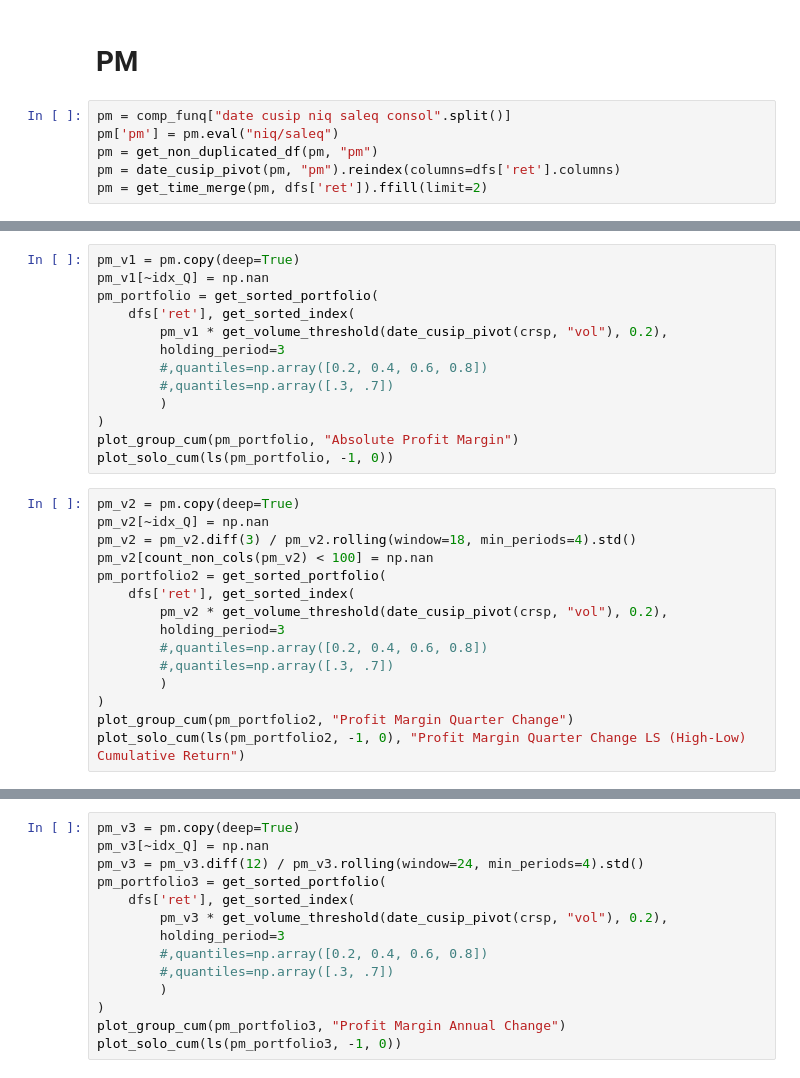
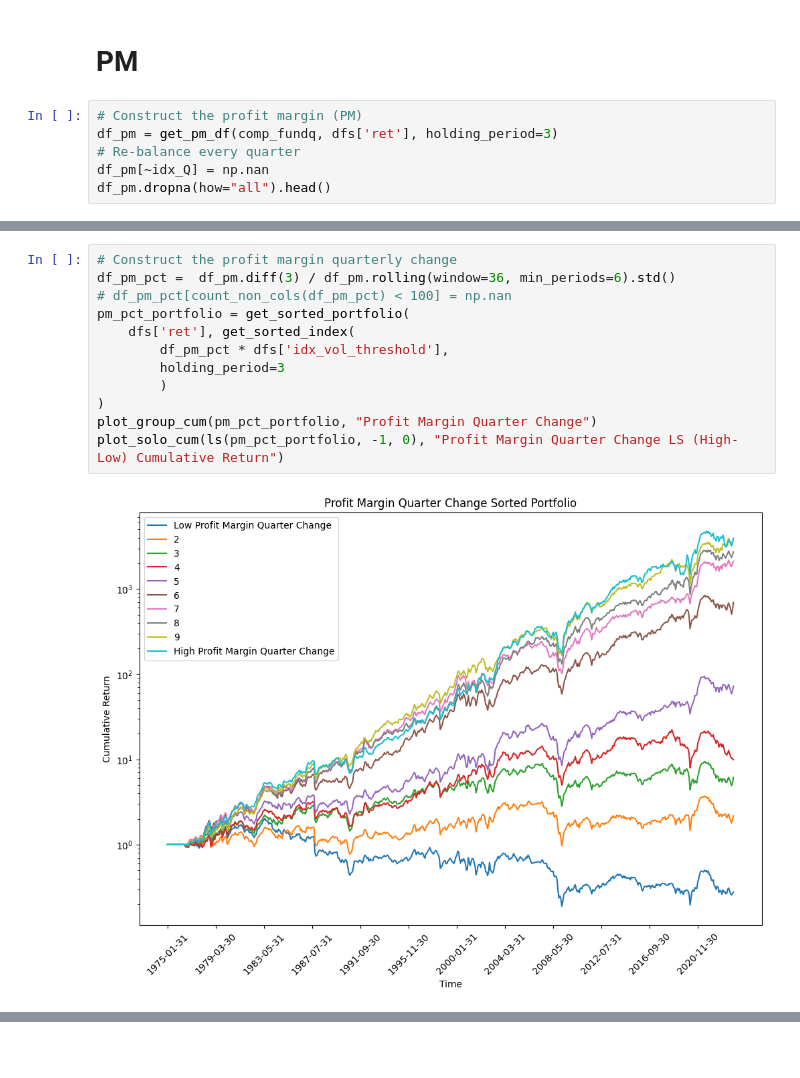
Before and after one commit to Castoria21/Capstone, a Jupyter notebook: code/demo.ipynb, the cells around one changed output, grey strips where cells are left out. Drawn from its saved outputs; the diff is of its cells as text; blank space fills up the shorter version.

```diff
--- a/code/demo.ipynb
+++ b/code/demo.ipynb
@@ -204,8 +188,8 @@ plot_solo_cum(ls(eps_portfolio2, -1, 0))
 # %% [markdown]
 # PM
 # %%
-pm = comp_funq["date cusip niq saleq consol".split()]
-pm['pm'] = pm.eval("niq/saleq")
-pm = get_non_duplicated_df(pm, "pm")
-pm = date_cusip_pivot(pm, "pm").reindex(columns=dfs['ret'].columns)
-pm = get_time_merge(pm, dfs['ret']).ffill(limit=2)
+# Construct the profit margin (PM)
+df_pm = get_pm_df(comp_fundq, dfs['ret'], holding_period=3)
+# Re-balance every quarter
+df_pm[~idx_Q] = np.nan
+df_pm.dropna(how="all").head()
@@ -212,28 +205,14 @@ pm = get_time_merge(pm, dfs['ret']).ffill(limit=2)
-# %%
-pm_v1 = pm.copy(deep=True)
-pm_v1[~idx_Q] = np.nan
-pm_portfolio = get_sorted_portfolio(
-    dfs['ret'], get_sorted_index(
-        pm_v1 * get_volume_threshold(date_cusip_pivot(crsp, "vol"), 0.2),
-        holding_period=3
-        #,quantiles=np.array([0.2, 0.4, 0.6, 0.8])
-        #,quantiles=np.array([.3, .7])
-        )
-)
-plot_group_cum(pm_portfolio, "Absolute Profit Margin")
-plot_solo_cum(ls(pm_portfolio, -1, 0))
 # %%
-pm_v2 = pm.copy(deep=True)
-pm_v2[~idx_Q] = np.nan
-pm_v2 = pm_v2.diff(3) / pm_v2.rolling(window=18, min_periods=4).std()
-pm_v2[count_non_cols(pm_v2) < 100] = np.nan
-pm_portfolio2 = get_sorted_portfolio(
+# Construct the profit margin quarterly change
+df_pm_pct =  df_pm.diff(3) / df_pm.rolling(window=36, min_periods=6).std()
+# df_pm_pct[count_non_cols(df_pm_pct) < 100] = np.nan
+pm_pct_portfolio = get_sorted_portfolio(
     dfs['ret'], get_sorted_index(
-        pm_v2 * get_volume_threshold(date_cusip_pivot(crsp, "vol"), 0.2),
+        df_pm_pct * dfs['idx_vol_threshold'],
         holding_period=3
-        #,quantiles=np.array([0.2, 0.4, 0.6, 0.8])
-        #,quantiles=np.array([.3, .7])
         )
 )
-plot_group_cum(pm_portfolio2, "Profit Margin Quarter Change")
-plot_solo_cum(ls(pm_portfolio2, -1, 0), "Profit Margin Quarter Change LS (High-Low) Cumulative Return")
+plot_group_cum(pm_pct_portfolio, "Profit Margin Quarter Change")
+plot_solo_cum(ls(pm_pct_portfolio, -1, 0), "Profit Margin Quarter Change LS (High-Low) Cumulative Return")
+# %% [output]
+[figure, added]
@@ -240,14 +219,0 @@ plot_solo_cum(ls(pm_portfolio2, -1, 0), "Profit Margin Quarter Change LS (High-L
-# %%
-pm_v3 = pm.copy(deep=True)
-pm_v3[~idx_Q] = np.nan
-pm_v3 = pm_v3.diff(12) / pm_v3.rolling(window=24, min_periods=4).std()
-pm_portfolio3 = get_sorted_portfolio(
-    dfs['ret'], get_sorted_index(
-        pm_v3 * get_volume_threshold(date_cusip_pivot(crsp, "vol"), 0.2),
-        holding_period=3
-        #,quantiles=np.array([0.2, 0.4, 0.6, 0.8])
-        #,quantiles=np.array([.3, .7])
-        )
-)
-plot_group_cum(pm_portfolio3, "Profit Margin Annual Change")
-plot_solo_cum(ls(pm_portfolio3, -1, 0))
```
Also changed, not shown: parts of 22 cells of this notebook, 2 other files.
